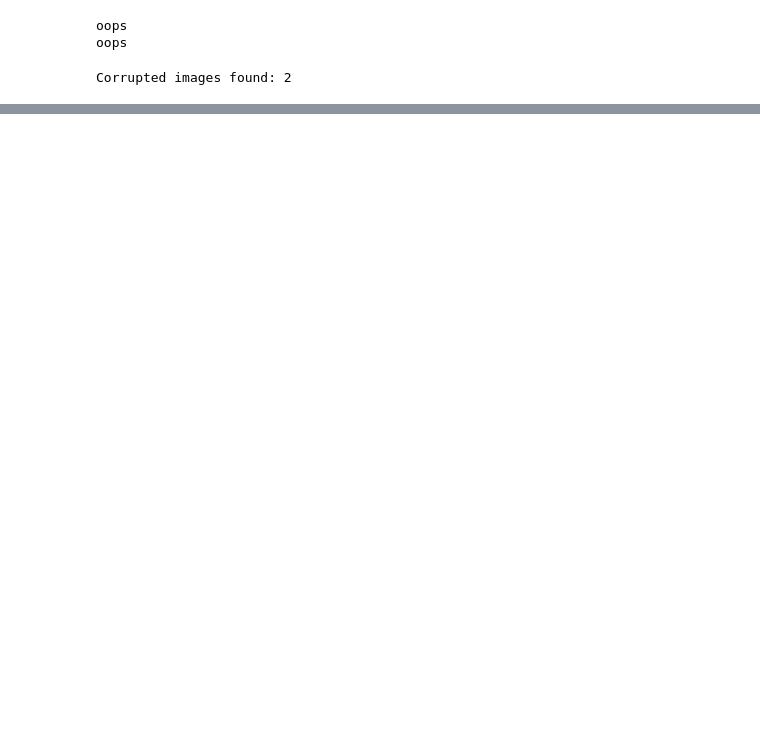
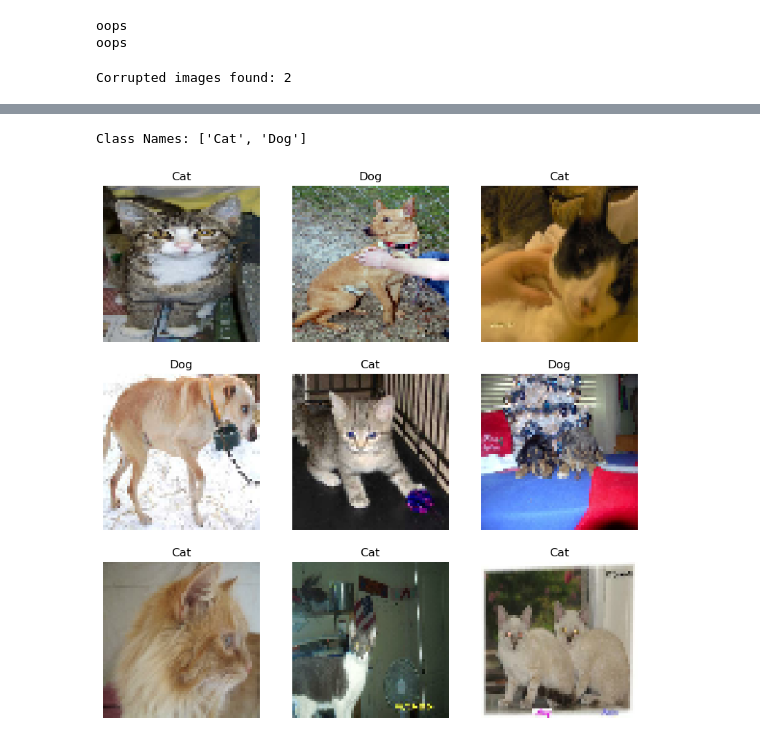
Before and after one commit to lborerseabloom/CSC-316, a Jupyter notebook: dog cat.ipynb, the cells around one changed output, grey strips where cells are left out. Drawn from its saved outputs; the diff is of its cells as text; code cells hidden in the pictures; blank space fills up the shorter version.

Commit message:
images wokring finally

```diff
--- a/dog cat.ipynb
+++ b/dog cat.ipynb
@@ -55,0 +68,34 @@ print(df.head())
+# %%
+print("Class Names:", class_names)
+
+plt.figure(figsize=(10, 10))
+
+# Take one batch from the dataset
+# A batch contains a tensor of images and a tensor of their corresponding labels
+for images, labels in train_dataset.take(1):
+  # `images` is a batch of images (e.g., 32 images of shape 64x64x3)
+  # `labels` is a batch of labels (e.g., 32 integers from 0 to n_classes-1)
+
+  # Loop through the first 9 images in the batch
+  for i in range(9):
+    # Create a subplot for each image
+    ax = plt.subplot(3, 3, i + 1)
+
+    # Display the image
+    # Note: Keras reads images as tf.Tensor, matplotlib expects NumPy arrays.
+    # We also expect pixel values to be in the range [0, 1] for floating point images.
+    # If you haven't normalized yet, you'd do images[i].numpy().astype("uint8")
+    plt.imshow(images[i].numpy().astype("float32"))
+
+    # Get the corresponding label name from the class_names list
+    label_name = class_names[labels[i]]
+    plt.title(label_name)
+
+    # Hide the axes
+    plt.axis("off")
+
+# Display the plot
+plt.show()
+# %% [output]
+Class Names: ['Cat', 'Dog']
+[figure, added]
```
Also changed, not shown: parts of 2 cells of this notebook.
